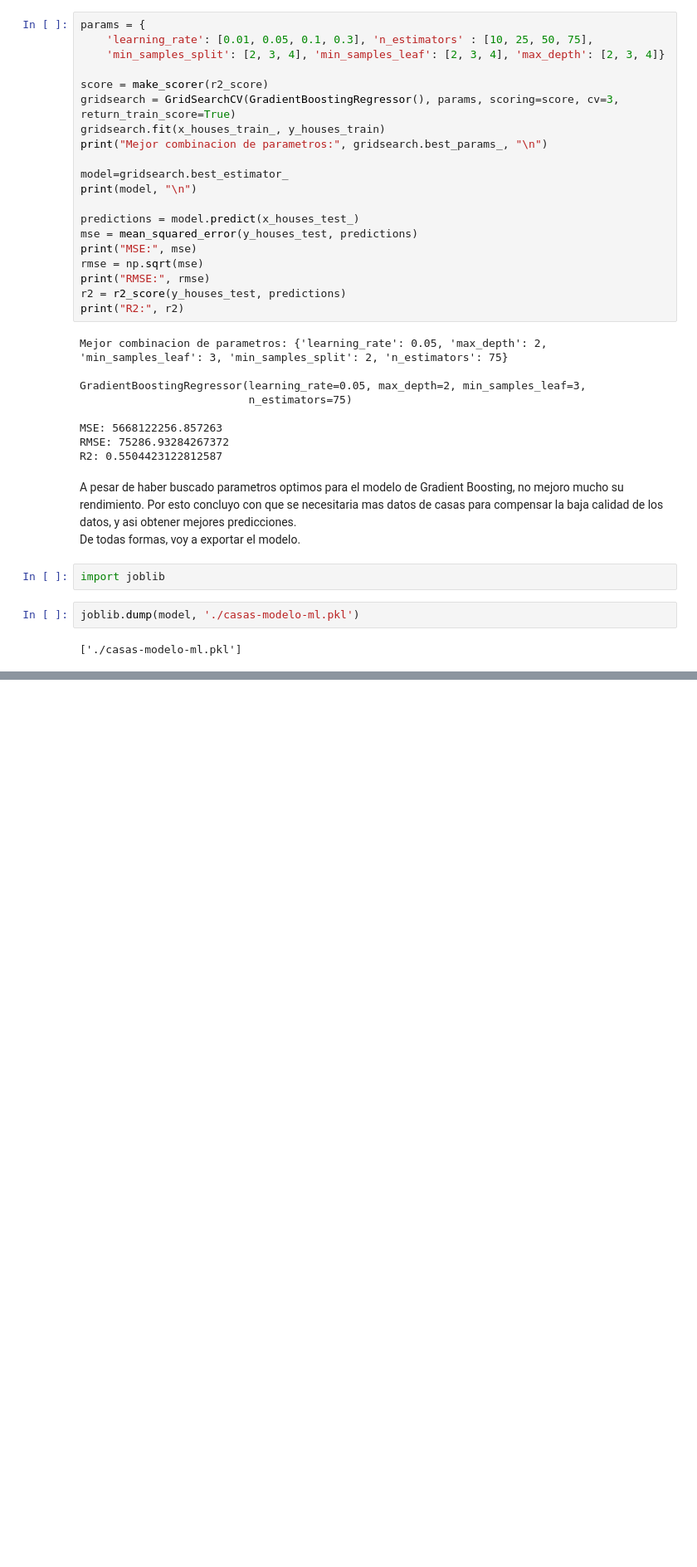
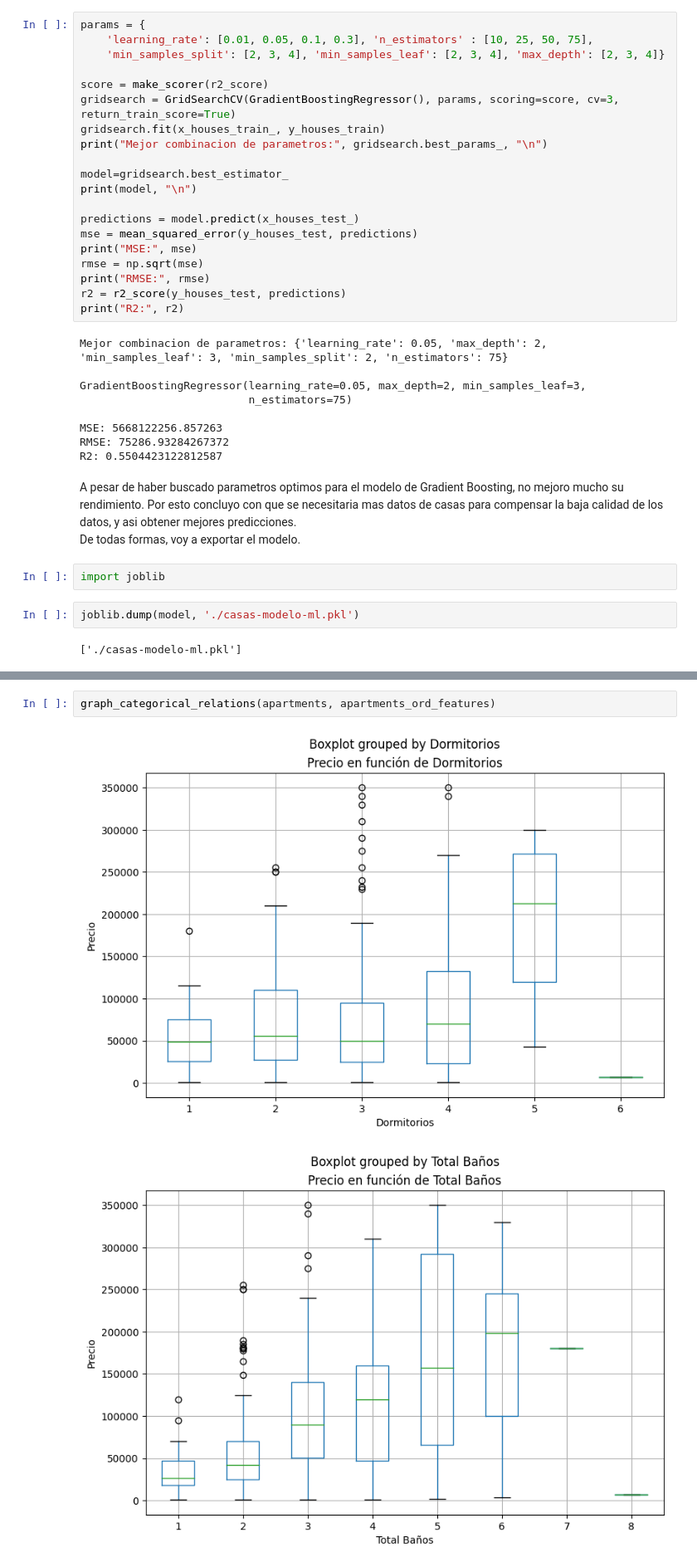
Before and after one commit to jmartinelena/propiedades-venezuela, a Jupyter notebook: machine_learning.ipynb, the cells around one changed output, grey strips where cells are left out. Shown at 83% size. Saved outputs shown, nothing was run; the diff lists cells and outputs as text; blank space fills up the shorter version.

```diff
--- a/machine_learning.ipynb
+++ b/machine_learning.ipynb
@@ -379,0 +410,5 @@ joblib.dump(model, './casas-modelo-ml.pkl')
+# %%
+graph_categorical_relations(apartments, apartments_ord_features)
+# %% [output]
+[figure, added]
+[figure, added]
```
Also changed, not shown: parts of 9 cells of this notebook.
